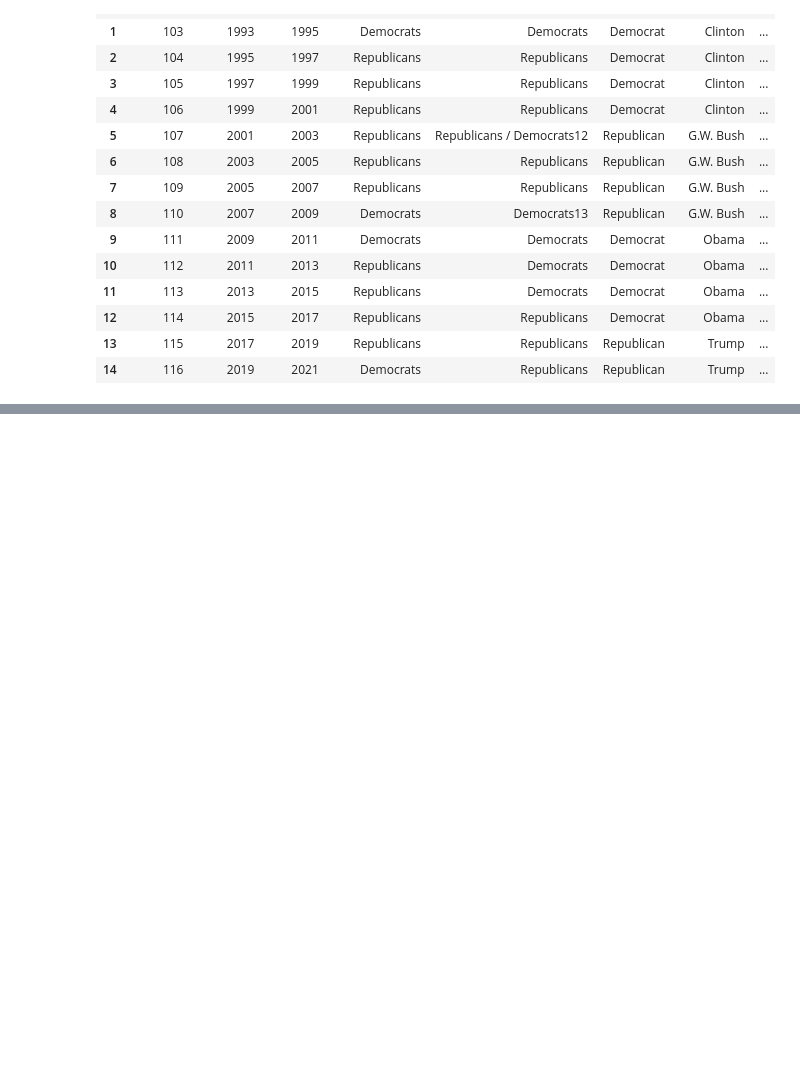
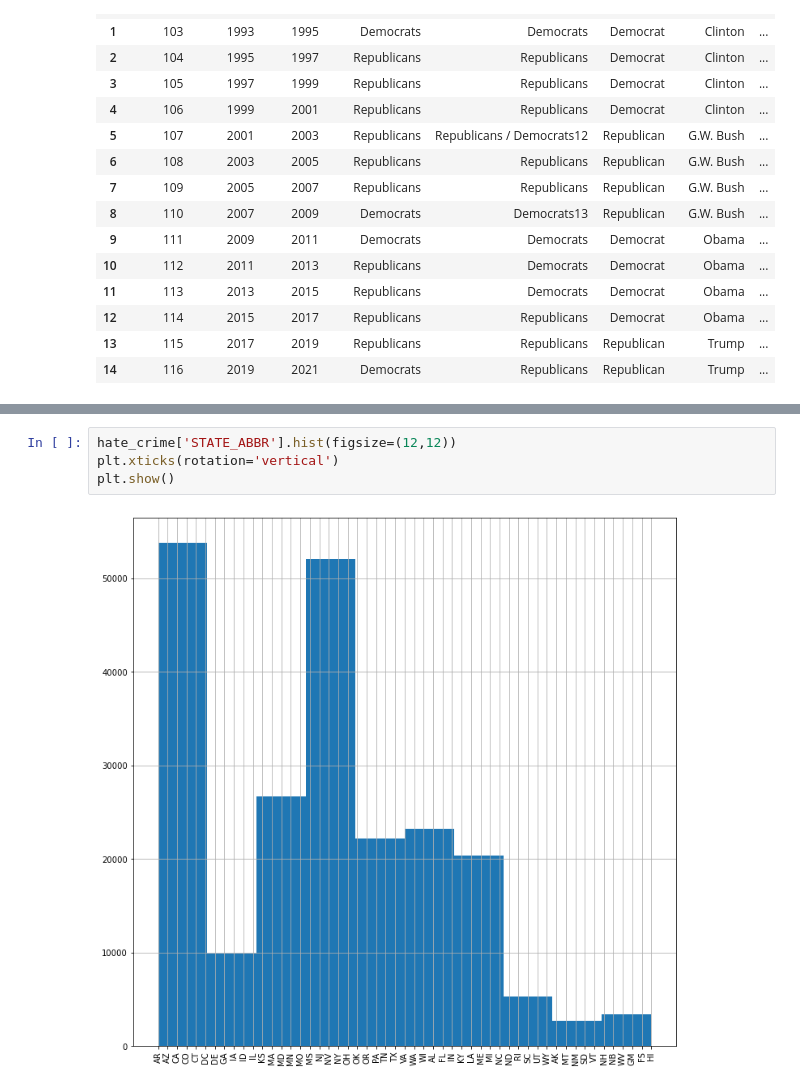
Before and after one commit to CEsperance/Final_Project, a Jupyter notebook: AS_notebook.ipynb, the cells around one changed output, grey strips where cells are left out. Saved outputs shown, nothing was run; the diff lists cells and outputs as text; blank space fills up the shorter version.

```diff
--- a/AS_notebook.ipynb
+++ b/AS_notebook.ipynb
@@ -62,0 +237,6 @@ political
+# %%
+hate_crime['STATE_ABBR'].hist(figsize=(12,12))
+plt.xticks(rotation='vertical')
+plt.show()
+# %% [output]
+[figure, added]
```
Also changed, not shown: parts of 16 cells of this notebook.
